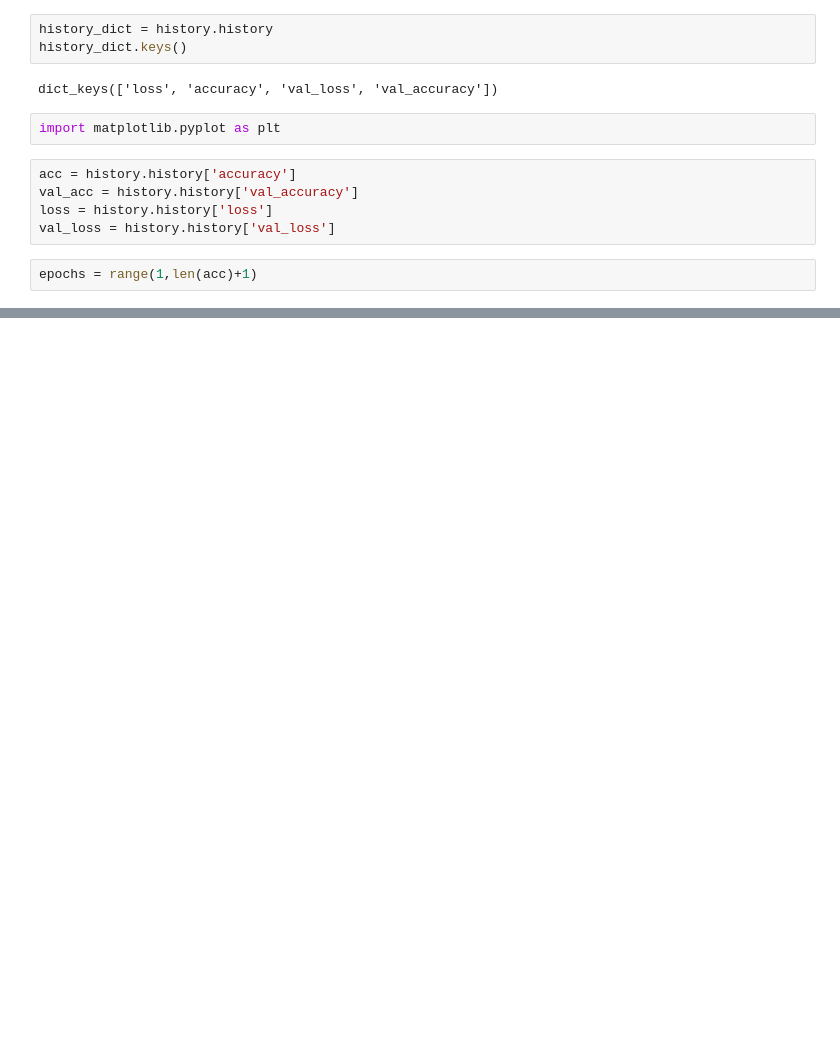
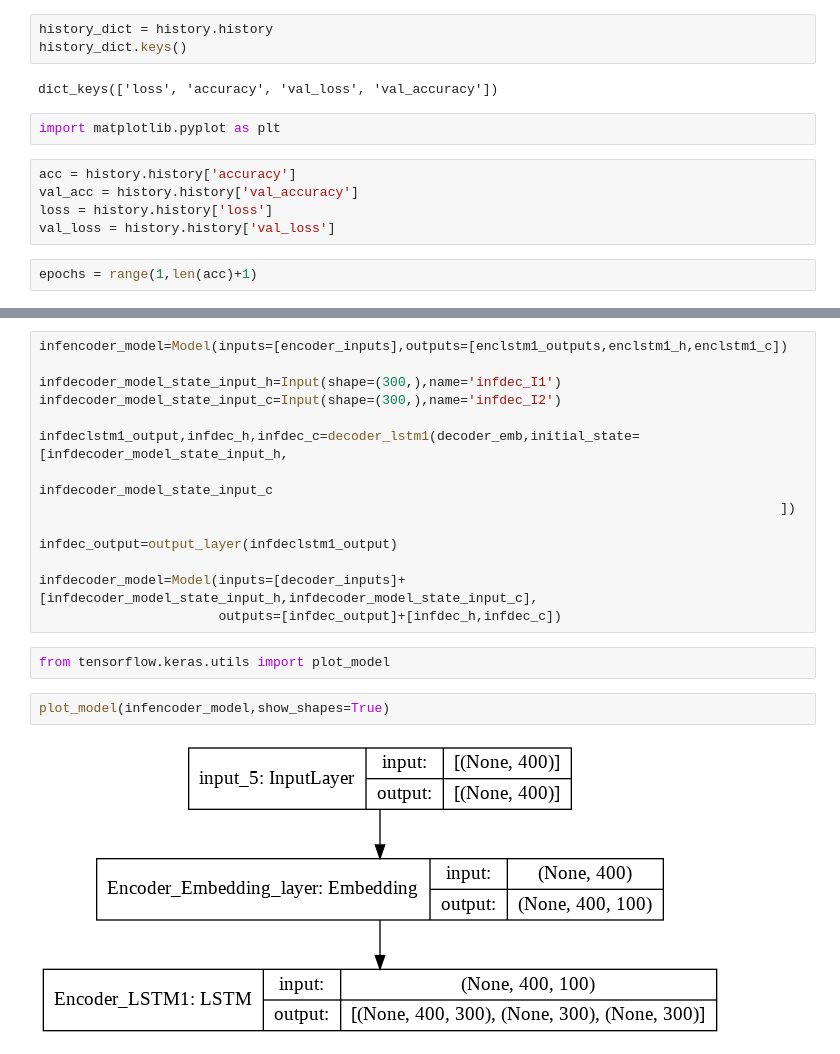
Before and after one commit to nishantgovil03/Research, a Jupyter notebook: LSTMSummary_GPU_20epochs.ipynb, the cells around one changed output, grey strips where cells are left out. Drawn from its saved outputs; the diff is of its cells as text; blank space fills up the shorter version.

```diff
--- a/LSTMSummary_GPU_20epochs.ipynb
+++ b/LSTMSummary_GPU_20epochs.ipynb
@@ -196,0 +185,20 @@ plt.show()
+# %%
+infencoder_model=Model(inputs=[encoder_inputs],outputs=[enclstm1_outputs,enclstm1_h,enclstm1_c])
+
+infdecoder_model_state_input_h=Input(shape=(300,),name='infdec_I1')
+infdecoder_model_state_input_c=Input(shape=(300,),name='infdec_I2')
+
+infdeclstm1_output,infdec_h,infdec_c=decoder_lstm1(decoder_emb,initial_state=[infdecoder_model_state_input_h,
+                                                                                                infdecoder_model_state_input_c
+                                                                                               ])
+
+infdec_output=output_layer(infdeclstm1_output)
+
+infdecoder_model=Model(inputs=[decoder_inputs]+[infdecoder_model_state_input_h,infdecoder_model_state_input_c],
+                       outputs=[infdec_output]+[infdec_h,infdec_c])
+# %%
+from tensorflow.keras.utils import plot_model
+# %%
+plot_model(infencoder_model,show_shapes=True)
+# %% [output]
+[figure, added]
```
Also changed, not shown: parts of 24 cells of this notebook.
